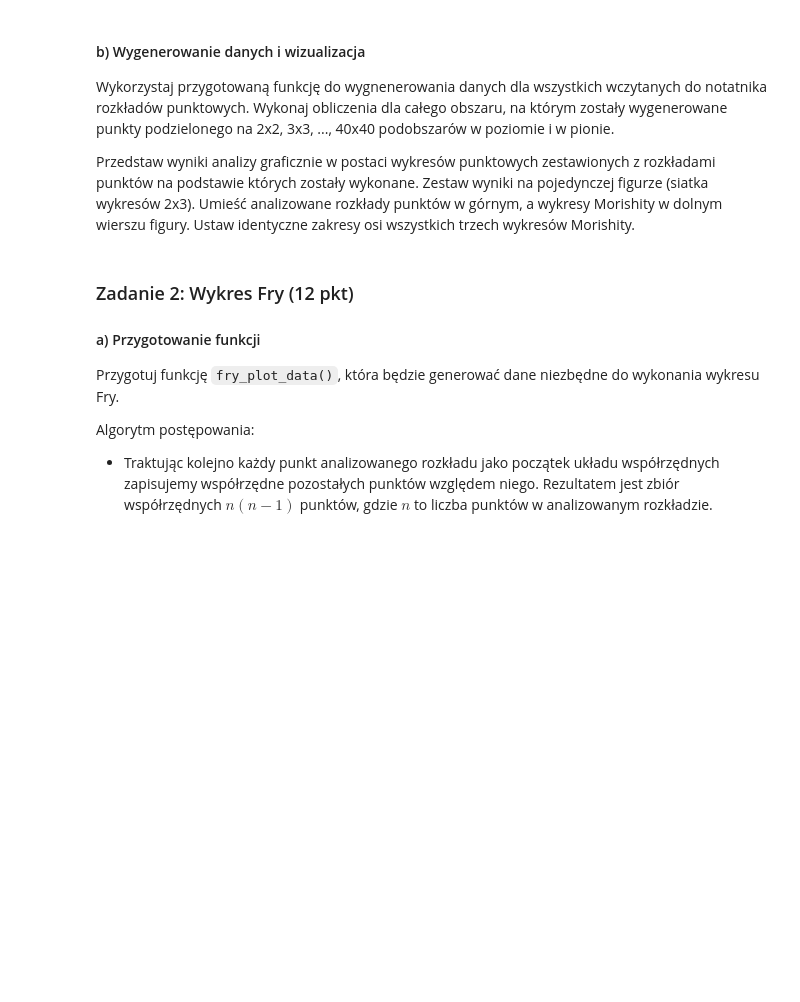
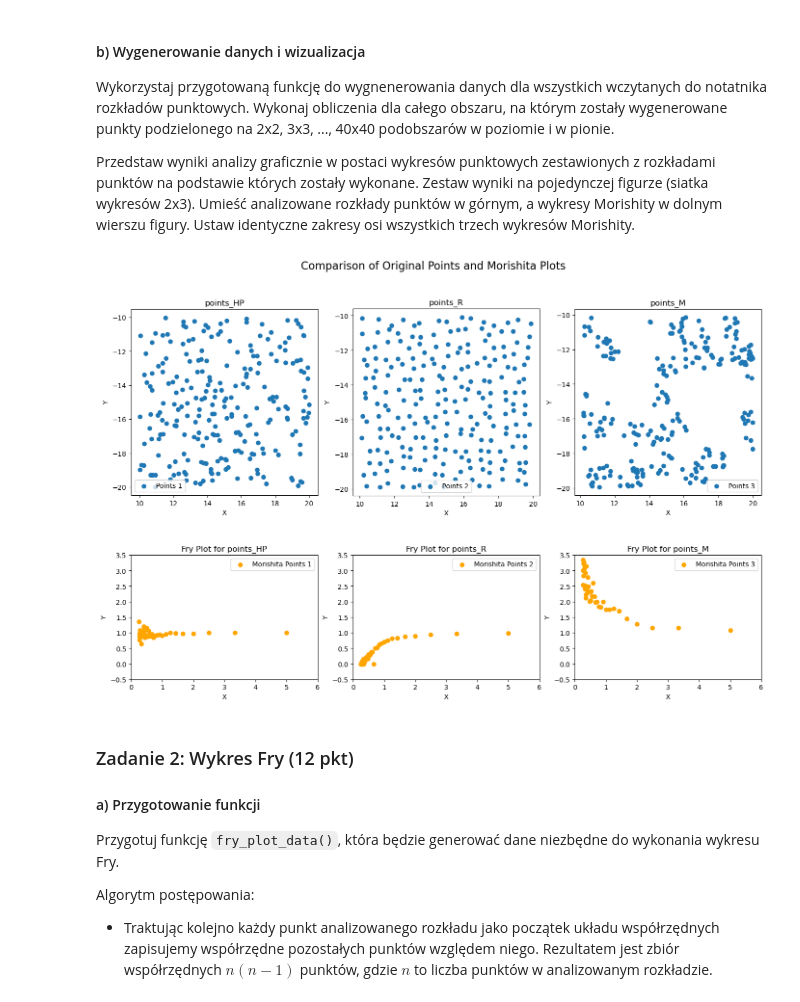
Before and after one commit to kubanskan/ADP, a Jupyter notebook: ZZ4-Badanierelacjimiedzypunktami/ZZ04.ipynb, the cells around one changed output. Cells and saved outputs as stored; diff of their text form; code cells hidden in the pictures; blank space fills up the shorter version.

Commit message:
04 Fixed bug, added comments, made visualizations

```diff
--- a/ZZ4-Badanierelacjimiedzypunktami/ZZ04.ipynb
+++ b/ZZ4-Badanierelacjimiedzypunktami/ZZ04.ipynb
@@ -101,17 +101,25 @@ def morishita_plot_data(points, bins_list, x_lim, y_lim):
         - "MI" - wartości indeksów MI wyliczone dla poszczególnych podziałów.
     """
     # YOUR CODE HERE
-    count_on_subregions = []
+    # create empty list to store length of subregions and MI index values
     BD = []
     MI = []
+
+    # calculate original length
     length = x_lim[1] - x_lim[0]
 
+    # iterate through counts of subregions
     for i in range(len(bins_list)):
+        # count how many points in each subregion
         count =  point_count_on_subregions(points, bins_list[i], x_lim, y_lim)[0]
+        # calculate total number of points
         N = np.sum(count)
 
+        # append length of subregion
         BD.append(length / bins_list[i][0])
+        # calculate number of subregions
         L = bins_list[i][0]**2
+        # calculate and append MI value
         MI.append( L * np.sum ( ( count * (count - 1 ) ) / ( N *( N - 1 ) ) ) )
 
     return pd.DataFrame( { "BD" : BD, "MI" : MI} )
@@ -131,7 +139,43 @@ Wykorzystaj przygotowaną funkcję do wygnenerowania danych dla wszystkich wczyt
 Przedstaw wyniki analizy graficznie w postaci wykresów punktowych zestawionych z rozkładami punktów na podstawie których zostały wykonane. Zestaw wyniki na pojedynczej figurze (siatka wykresów 2x3). Umieść analizowane rozkłady punktów w górnym, a wykresy Morishity w dolnym wierszu figury. Ustaw identyczne zakresy osi wszystkich trzech wykresów Morishity.
 # %%
 # YOUR CODE HERE
-raise NotImplementedError()
+inputs = [points_HP, points_R, points_M]
+inputs_title = ["points_HP", "points_R", "points_M"]
+subregions = [[x, x] for x in range(2, 41)]
+morishita_points = [morishita_plot_data(input, subregions, [10, 20], [-20, -10]) for input in inputs]
+
+fig, axes = plt.subplots(2, 3, figsize=(14, 10), facecolor='white')  # Set a white background
+
+# Plot original points
+for i, (input_data, ax) in enumerate(zip(inputs, axes[0])):
+    ax.scatter(input_data['X'], input_data['Y'], label=f'Points {i+1}')
+    ax.set_title(inputs_title[i])
+    ax.set_xlabel('X')
+    ax.set_ylabel('Y')
+    ax.legend()
+    ax.set_aspect('equal')
+
+# Plot Morishita points
+for i, (morishita_data, ax) in enumerate(zip(morishita_points, axes[1])):
+    ax.scatter(morishita_data['BD'], morishita_data['MI'], label=f'Morishita Points {i+1}', color="orange")
+    ax.set_title(f'Fry Plot for {inputs_title[i]}')
+    ax.set_xlabel('X')
+    ax.set_ylabel('Y')
+    ax.legend()
+
+# Set common axis limits for Morishita points plots
+for ax in axes[1]:
+    ax.set_xlim(0, 6)
+    ax.set_ylim(-0.5, 3.5)
+    ax.set_aspect('equal')  # Maintain equal aspect ratio based on data limits
+
+# Set a title for the entire figure
+fig.suptitle('Comparison of Original Points and Morishita Plots', fontsize=16)
+
+plt.tight_layout(rect=[0, 0, 1, 0.97])  # Adjust layout to accommodate the suptitle
+plt.show()
+# %% [output]
+[figure, added]
 # %% [markdown]
 ### Zadanie 2: Wykres Fry (12 pkt)
 
```
Also changed, not shown: parts of 4 cells of this notebook.
